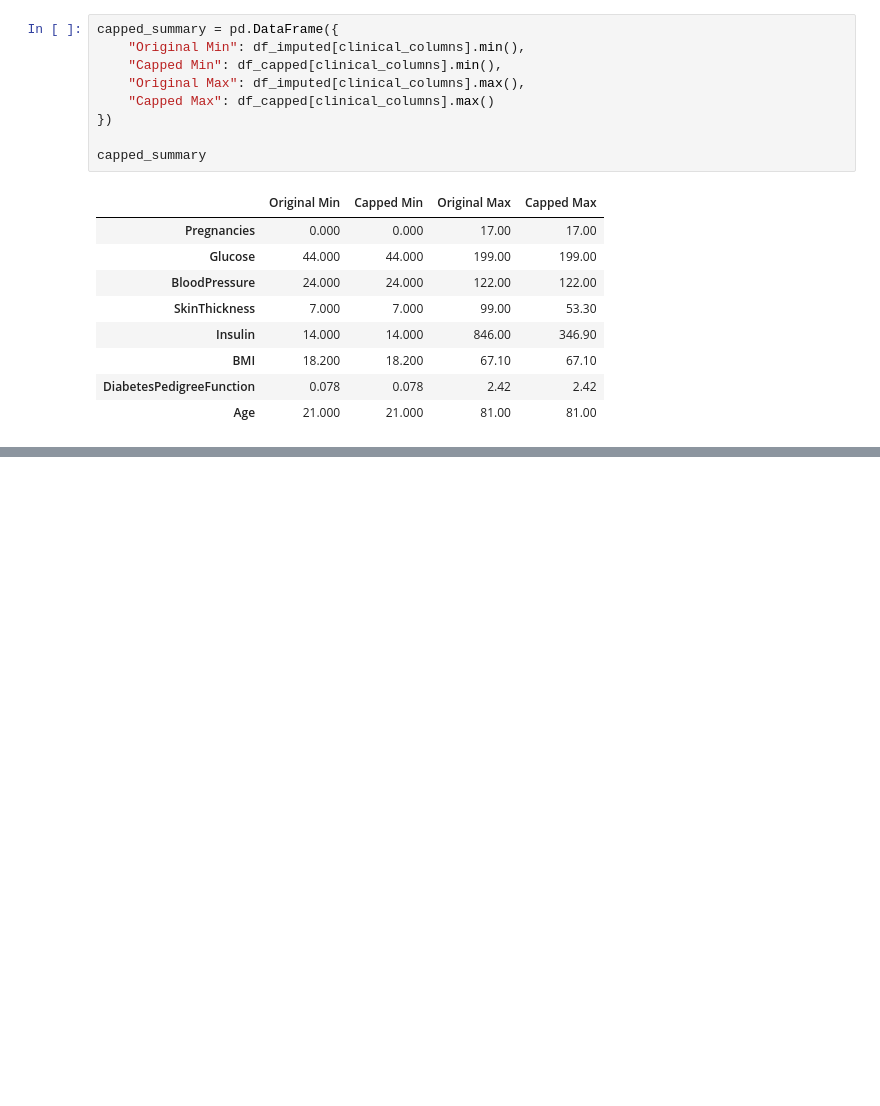
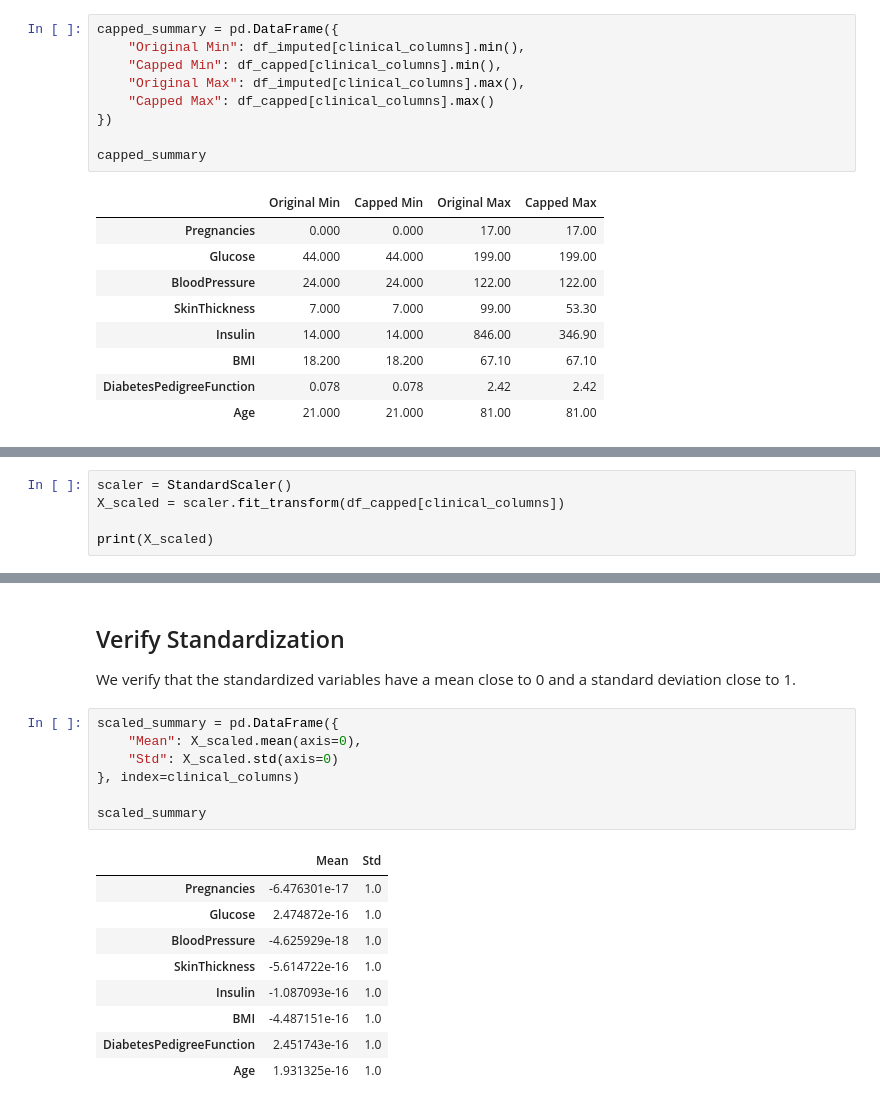
Before and after one commit to lahcen404/GlucoRisk-AI, a Jupyter notebook: notebooks/01_eda.ipynb, the cells around one changed output, grey strips where cells are left out. Cells and saved outputs as stored; diff of their text form; blank space fills up the shorter version.

Commit message:
Standardization numerical variables capped df

```diff
--- a/notebooks/01_eda.ipynb
+++ b/notebooks/01_eda.ipynb
@@ -728,0 +733,5 @@ capped_summary
+# %%
+scaler = StandardScaler()
+X_scaled = scaler.fit_transform(df_capped[clinical_columns])
+
+print(X_scaled)
@@ -728,0 +752,21 @@ capped_summary
+# %% [markdown]
+## Verify Standardization
+
+We verify that the standardized variables have a mean close to 0 and a standard deviation close to 1.
+# %%
+scaled_summary = pd.DataFrame({
+    "Mean": X_scaled.mean(axis=0),
+    "Std": X_scaled.std(axis=0)
+}, index=clinical_columns)
+
+scaled_summary
+# %% [output]
+|  | Mean | Std |
+| Pregnancies | -6.476301e-17 | 1.0 |
+| Glucose | 2.474872e-16 | 1.0 |
+| BloodPressure | -4.625929e-18 | 1.0 |
+| SkinThickness | -5.614722e-16 | 1.0 |
+| Insulin | -1.087093e-16 | 1.0 |
+| BMI | -4.487151e-16 | 1.0 |
+| DiabetesPedigreeFunction | 2.451743e-16 | 1.0 |
+| Age | 1.931325e-16 | 1.0 |
```
Also changed, not shown: parts of 2 cells of this notebook.
